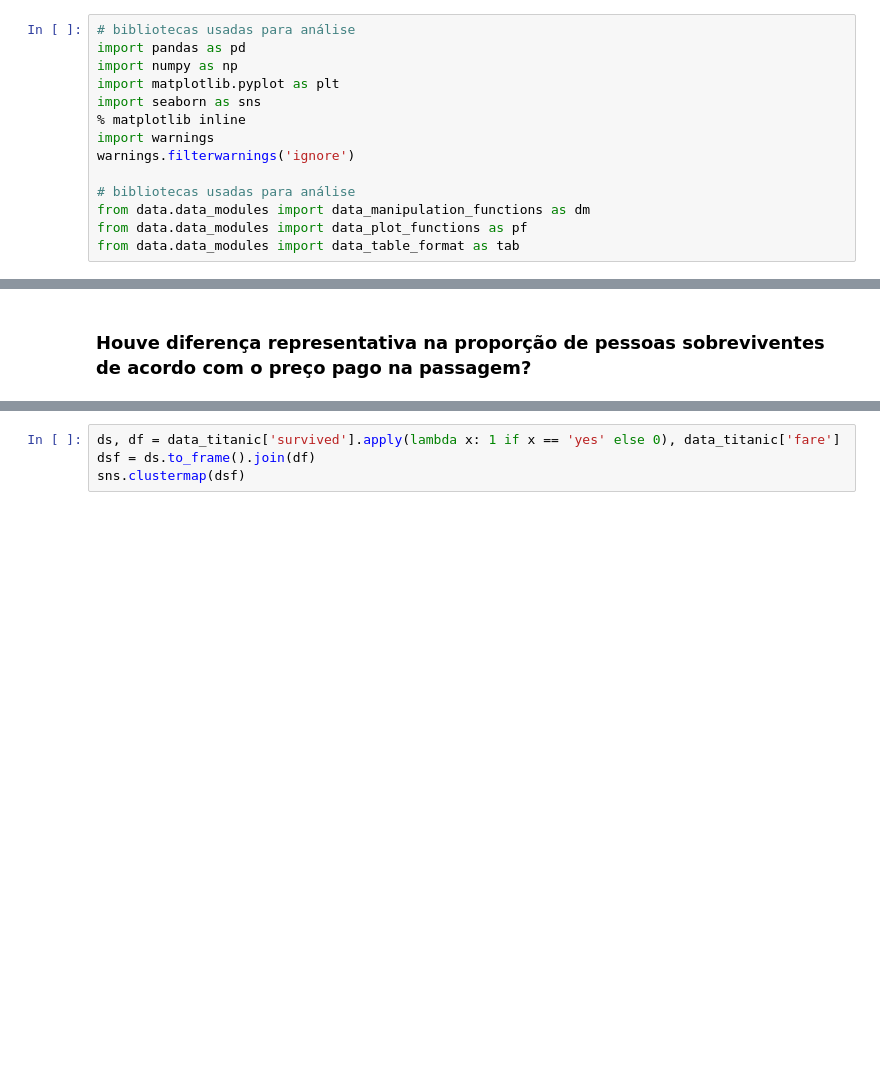
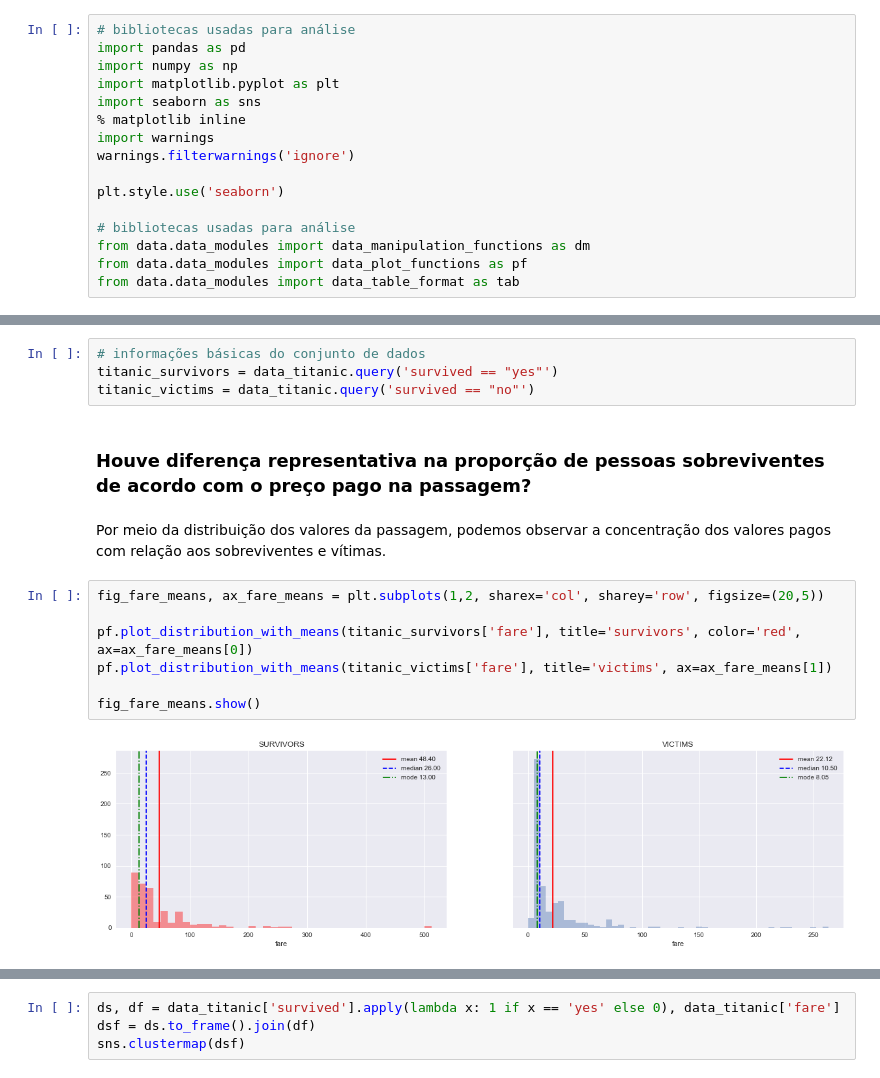
Before and after one commit to aguiarsouzatiz/udacity-nanodegree-data-science, a Jupyter notebook: 02 Data Analysis Titanic Data/data_analysis_titanic_data.ipynb, the cells around one changed output, grey strips where cells are left out. Drawn from its saved outputs; the diff is of its cells as text; blank space fills up the shorter version.

Commit message:
Adds color option to function plot; Adjuts means lines color

```diff
--- a/02 Data Analysis Titanic Data/data_analysis_titanic_data.ipynb
+++ b/02 Data Analysis Titanic Data/data_analysis_titanic_data.ipynb
@@ -42,6 +42,8 @@ import seaborn as sns
 import warnings
 warnings.filterwarnings('ignore')
 
+plt.style.use('seaborn')
+
 # bibliotecas usadas para análise
 from data.data_modules import data_manipulation_functions as dm
 from data.data_modules import data_plot_functions as pf
@@ -94,5 +95,20 @@ Assim, as seguintes questões-chave foram elencadas:
 #### Questões a partir da limpeza dos dados
 - É possível afirmar que houve uma grande diferença dentre sobreviventes considerando seu local de embarque?
 - Pessoas que viajaram sozinhas tiveram mais chances de sobreviver?
+# %%
+# informações básicas do conjunto de dados
+titanic_survivors = data_titanic.query('survived == "yes"')
+titanic_victims = data_titanic.query('survived == "no"')
 # %% [markdown]
 ### Houve diferença representativa na proporção de pessoas sobreviventes de acordo com o preço pago na passagem?
+# %% [markdown]
+Por meio da distribuição dos valores da passagem, podemos observar a concentração dos valores pagos com relação aos sobreviventes e vítimas.
+# %%
+fig_fare_means, ax_fare_means = plt.subplots(1,2, sharex='col', sharey='row', figsize=(20,5))
+
+pf.plot_distribution_with_means(titanic_survivors['fare'], title='survivors', color='red', ax=ax_fare_means[0])
+pf.plot_distribution_with_means(titanic_victims['fare'], title='victims', ax=ax_fare_means[1])
+
+fig_fare_means.show()
+# %% [output]
+[figure, added]
```
Also changed, not shown: parts of 6 cells of this notebook, 2 other files.
